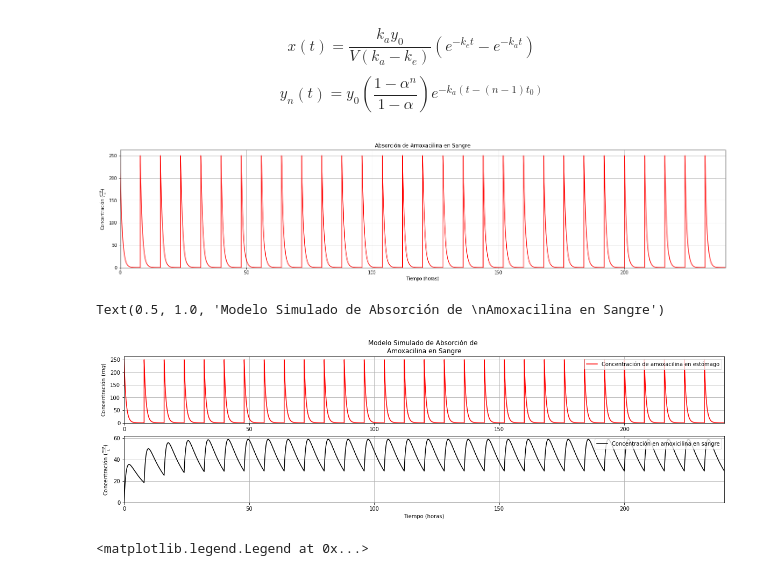
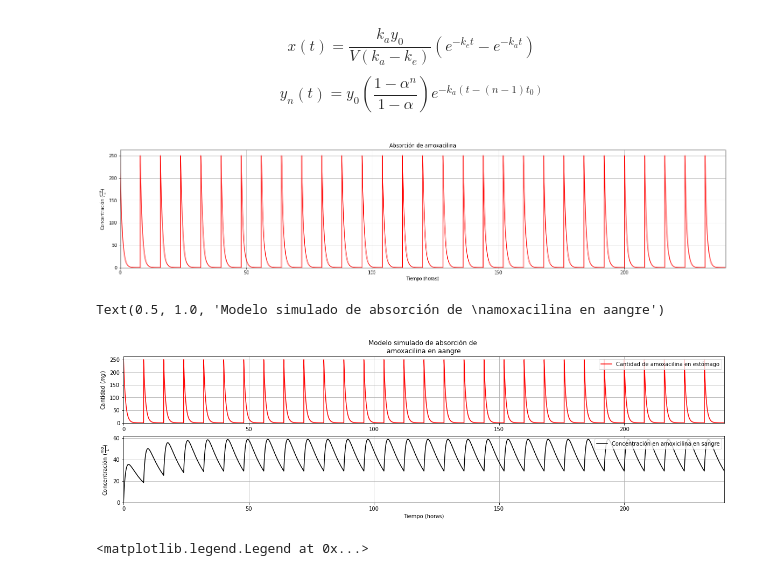
Before and after one commit to SergioPachonDotor/MAIM, a Jupyter notebook: Tarea_1/Tarea_1_sim.ipynb, the cells around one changed output. Drawn from its saved outputs; the diff is of its cells as text; code cells hidden in the pictures.

```diff
--- a/Tarea_1/Tarea_1_sim.ipynb
+++ b/Tarea_1/Tarea_1_sim.ipynb
@@ -92,43 +92,43 @@ y = np.concatenate(ysol)[ : ,0]
 x = np.concatenate(ysol)[ : ,1]
 # %%
 fig, ax = plt.subplots(figsize=(25,5))
-plt.plot(t, y, 'r', label='Concentración en sangre de amoxicilina')
+plt.plot(t, y, 'r', label='Cantidad en estómago de amoxicilina')
 plt.xlim(0, t0*n_dosis)
 
 plt.ylim(0)
 plt.xlabel('Tiempo (horas)')
 plt.ylabel(r'Concentración ($\frac{mg}{L}$)')
 
-plt.title('Absorción de Amoxacilina en Sangre')
+plt.title('Absorción de amoxacilina')
 plt.grid(True)
 # %% [output]
-[figure, old version]
+[figure, new version]
 # %%
 figure, axis = plt.subplots(2, 1, figsize=(20,5))
-axis[0].plot(t, y, 'r', label='Concentración de amoxacilina en estómago')
+axis[0].plot(t, y, 'r', label='Cantidad de amoxacilina en estómago')
 axis[1].plot(t, x, 'k', label='Concentración en amoxicilina en sangre')
 
 axis[0].grid(True)
 axis[1].grid(True)
 
 axis[0].set_xlim(0, t0*n_dosis)
 axis[0].set_ylim(0)
 
 axis[1].set_xlim(0, t0*n_dosis)
 axis[1].set_ylim(0)
 
 axis[1].set_xlabel('Tiempo (horas)')
 
-axis[0].set_ylabel(r'Concentración $(mg)$')
+axis[0].set_ylabel(r'Cantidad $(mg)$')
 axis[1].set_ylabel(r'Concentración $(\frac{mg}{L})$')
 
 axis[0].legend(loc=1)
 axis[1].legend(loc=1)
 
-axis[0].set_title('Modelo Simulado de Absorción de \nAmoxacilina en Sangre')
+axis[0].set_title('Modelo simulado de absorción de \namoxacilina en aangre')
 # %% [output]
-Text(0.5, 1.0, 'Modelo Simulado de Absorción de \nAmoxacilina en Sangre')
+Text(0.5, 1.0, 'Modelo simulado de absorción de \namoxacilina en aangre')
-[figure, old version]
+[figure, new version]
 # %%
 ll = np.concatenate([x[np.where(t == dosis_arr_2[i][-1] if i >= 0 else t == 0.)] for i in range(-1, len(dosis_arr_2))])
 lt = np.concatenate([t[np.where(t == dosis_arr_2[i][-1] if i >= 0 else t == 0.)] for i in range(-1, len(dosis_arr_2))])
```
Also changed, not shown: parts of 2 cells of this notebook.
